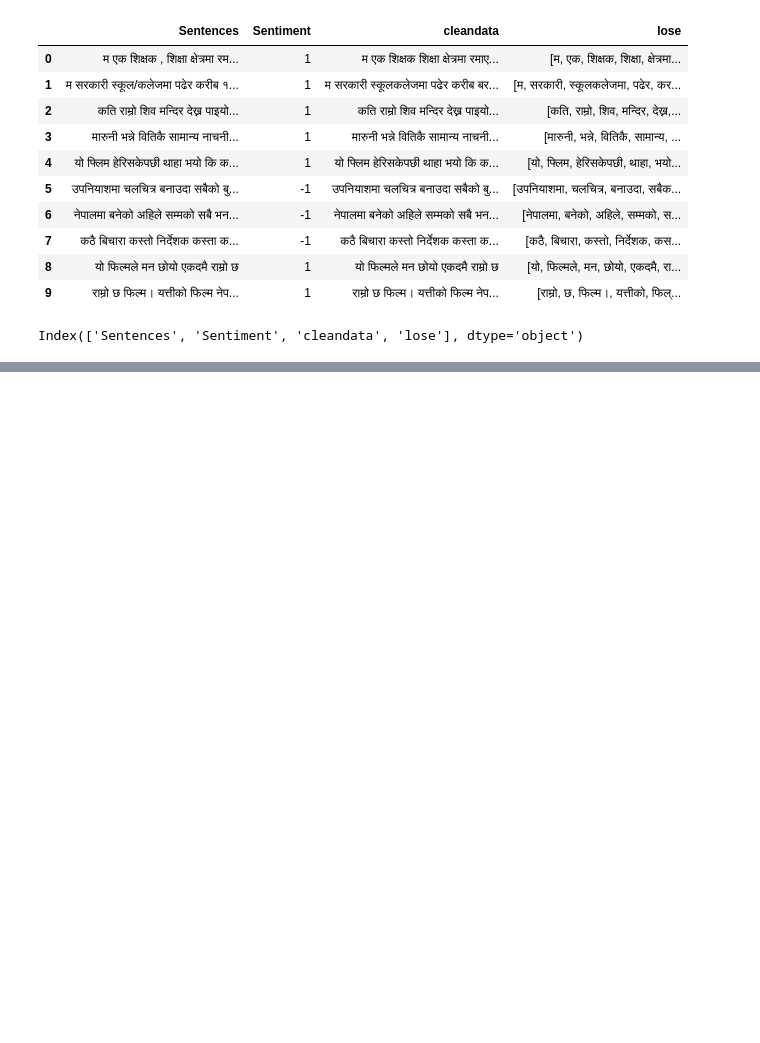
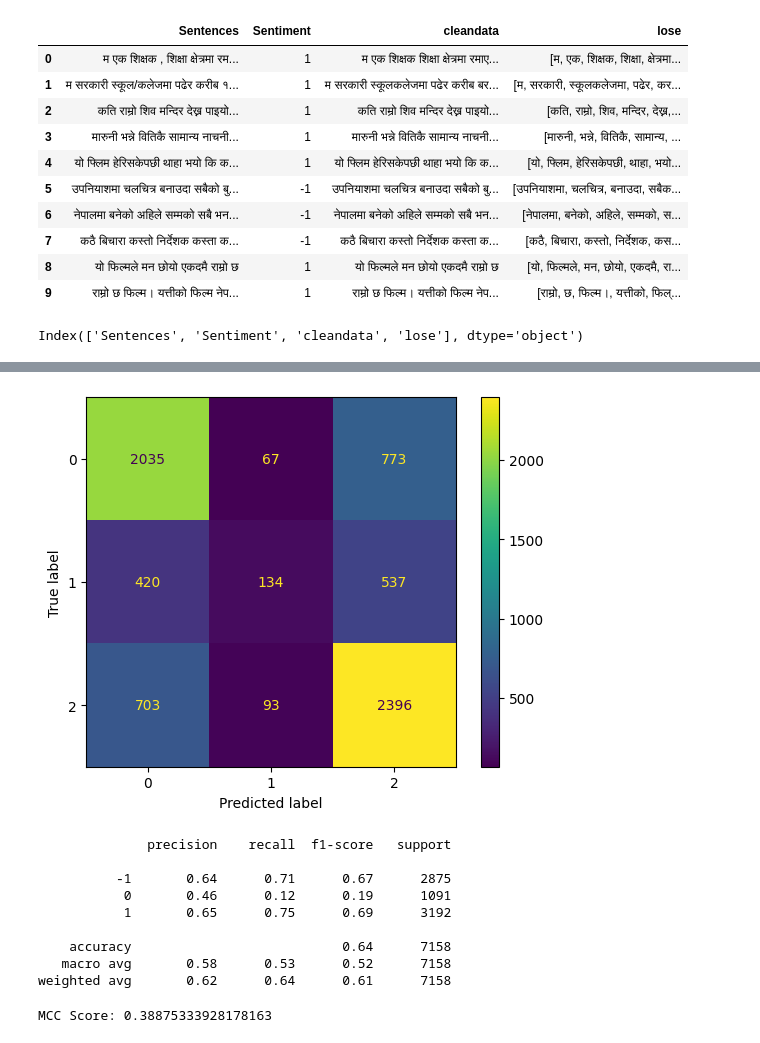
Before and after one commit to Dibay-Prakash/Nepali-sentiment-analysis, a Jupyter notebook: preprocessing.ipynb, the cells around one changed output, grey strips where cells are left out. Saved outputs shown, nothing was run; the diff lists cells and outputs as text; code cells hidden in the pictures; blank space fills up the shorter version.

```diff
--- a/preprocessing.ipynb
+++ b/preprocessing.ipynb
@@ -312,0 +370,2 @@ TypeError: sequence item 0: expected str instance, list found
+# %%
+pred_lr=model.predict(xv_test)
@@ -312,0 +413,30 @@ TypeError: sequence item 0: expected str instance, list found
+# %%
+from sklearn.metrics import ConfusionMatrixDisplay, confusion_matrix
+
+cm = confusion_matrix(y_test, pred_lr)
+
+disp = ConfusionMatrixDisplay(confusion_matrix=cm)
+disp.plot()
+
+plt.show()
+print(classification_report(y_test, pred_lr))
+# %% [output]
+[figure, added]
+              precision    recall  f1-score   support
+
+          -1       0.64      0.71      0.67      2875
+           0       0.46      0.12      0.19      1091
+           1       0.65      0.75      0.69      3192
+
+    accuracy                           0.64      7158
+   macro avg       0.58      0.53      0.52      7158
+weighted avg       0.62      0.64      0.61      7158
+# %%
+from sklearn.metrics import matthews_corrcoef
+
+# Assuming y_test is your true labels and y_pred is your model predictions
+mcc_score = matthews_corrcoef(y_test, pred_lr)
+
+print(f"MCC Score: {mcc_score}")
+# %% [output]
+MCC Score: 0.38875333928178163
```
Also changed, not shown: parts of 29 cells of this notebook.
